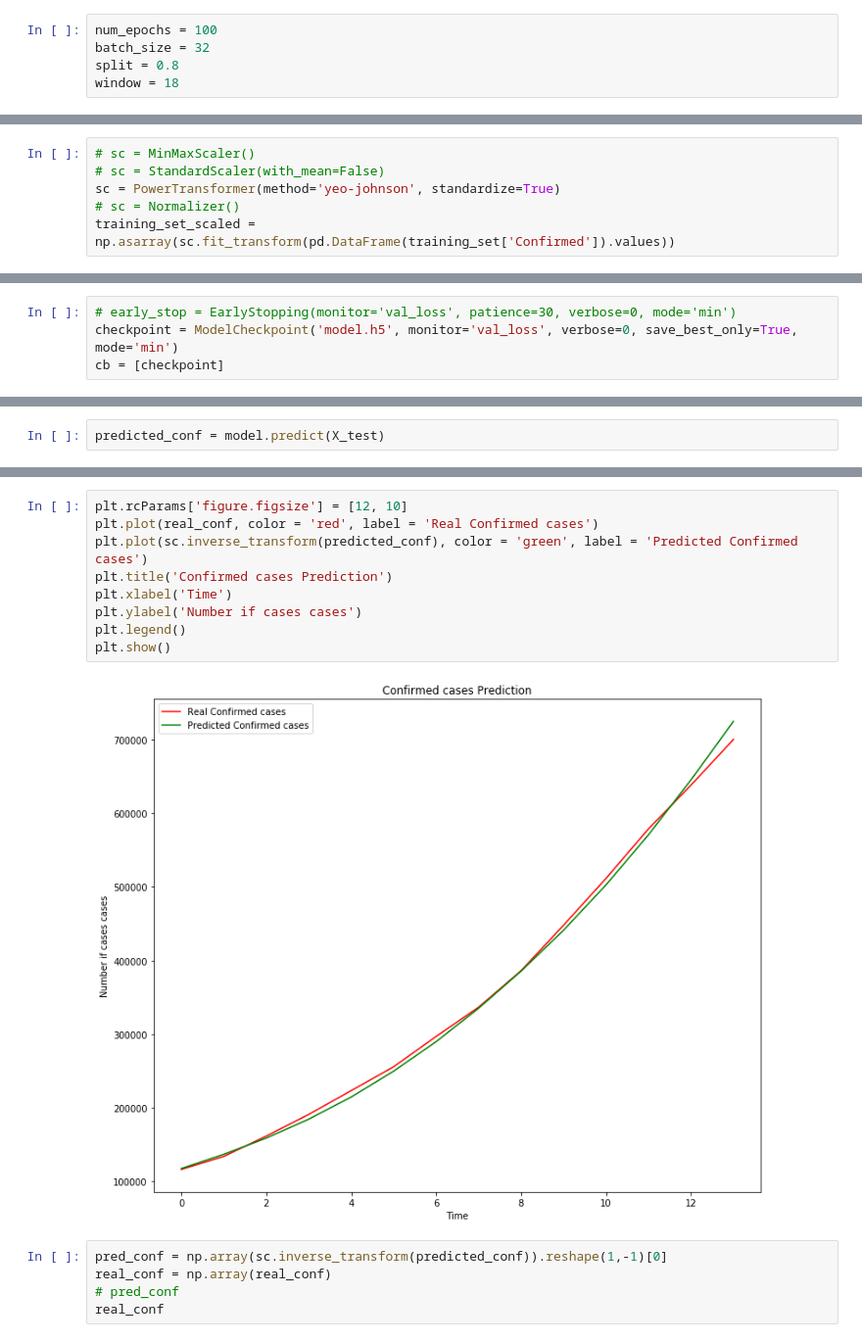
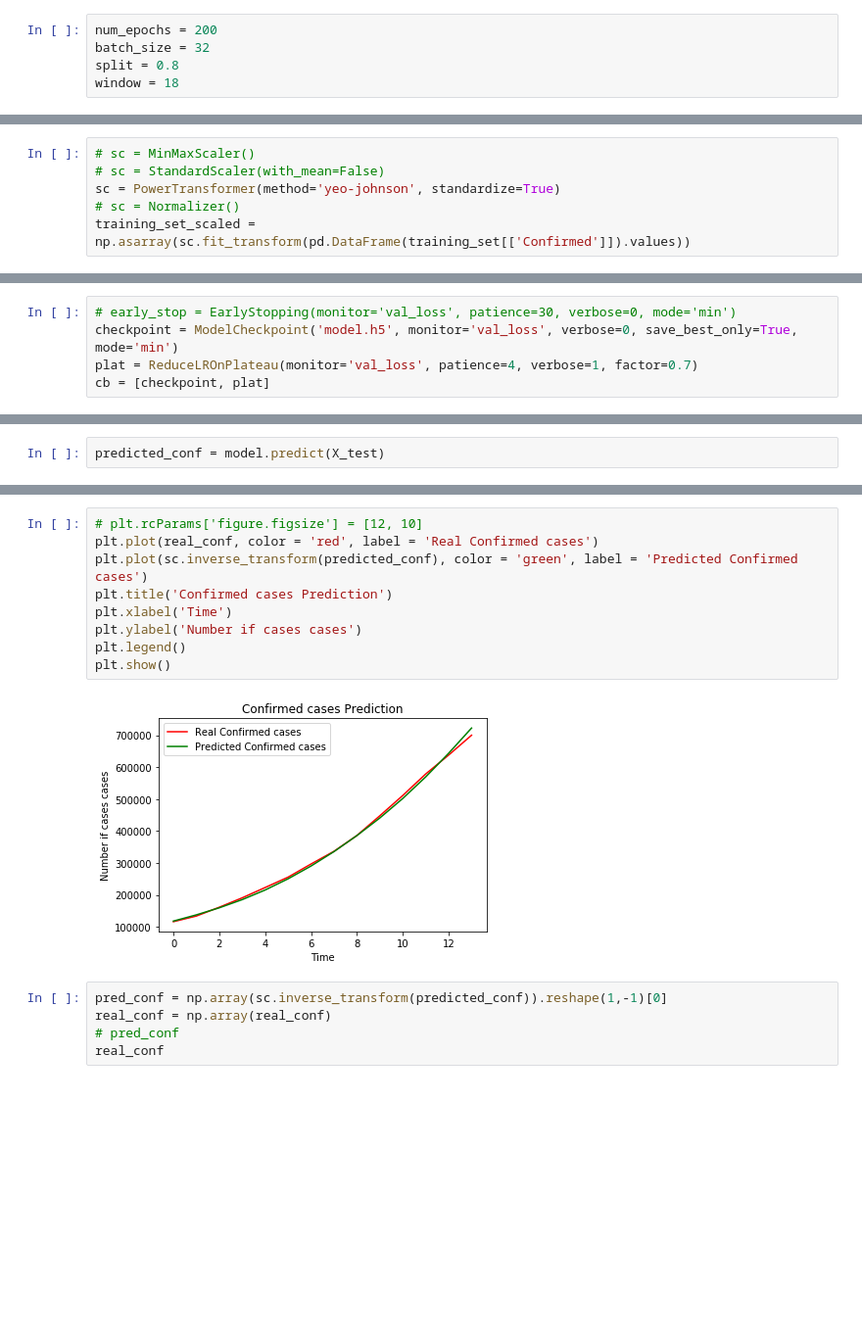
Before and after one commit to Aveek-Saha/CovidAnalysis, a Jupyter notebook: LSTM_modeling.ipynb, the cells around one changed output, grey strips where cells are left out. Shown: that part at 98% size. Drawn from its saved outputs; the diff is of its cells as text; blank space fills up the shorter version.

```diff
--- a/LSTM_modeling.ipynb
+++ b/LSTM_modeling.ipynb
@@ -60,7 +62,7 @@ df['Confirmed'].plot(figsize=(12,6))
 <matplotlib.axes._subplots.AxesSubplot at 0x...>
 [figure]
 # %%
-num_epochs = 100
+num_epochs = 200
 batch_size = 32
 split = 0.8
 window = 18
@@ -75,7 +77,7 @@ training_set = df[:train_index]
 # sc = StandardScaler(with_mean=False)
 sc = PowerTransformer(method='yeo-johnson', standardize=True)
 # sc = Normalizer()
-training_set_scaled = np.asarray(sc.fit_transform(pd.DataFrame(training_set['Confirmed']).values))
+training_set_scaled = np.asarray(sc.fit_transform(pd.DataFrame(training_set[['Confirmed']]).values))
 # %%
 
 X_train = []
@@ -158,7 +163,8 @@ model.compile(optimizer = 'adam', loss = root_mean_squared_logarithmic_error)
 # %%
 # early_stop = EarlyStopping(monitor='val_loss', patience=30, verbose=0, mode='min')
 checkpoint = ModelCheckpoint('model.h5', monitor='val_loss', verbose=0, save_best_only=True, mode='min')
-cb = [checkpoint]
+plat = ReduceLROnPlateau(monitor='val_loss', patience=4, verbose=1, factor=0.7)
+cb = [checkpoint, plat]
 # %%
 history = model.fit(X_train, y_train,
                     epochs = num_epochs,
@@ -244,14 +250,14 @@ array([[117235.2 ],
 # %%
-plt.rcParams['figure.figsize'] = [12, 10]
+# plt.rcParams['figure.figsize'] = [12, 10]
 plt.plot(real_conf, color = 'red', label = 'Real Confirmed cases')
 plt.plot(sc.inverse_transform(predicted_conf), color = 'green', label = 'Predicted Confirmed cases')
 plt.title('Confirmed cases Prediction')
 plt.xlabel('Time')
 plt.ylabel('Number if cases cases')
 plt.legend()
 plt.show()
 # %% [output]
-[figure, old version]
+[figure, new version]
 # %%
 pred_conf = np.array(sc.inverse_transform(predicted_conf)).reshape(1,-1)[0]
 real_conf = np.array(real_conf)
```
Also changed, not shown: parts of 15 cells of this notebook, 3 other files.
